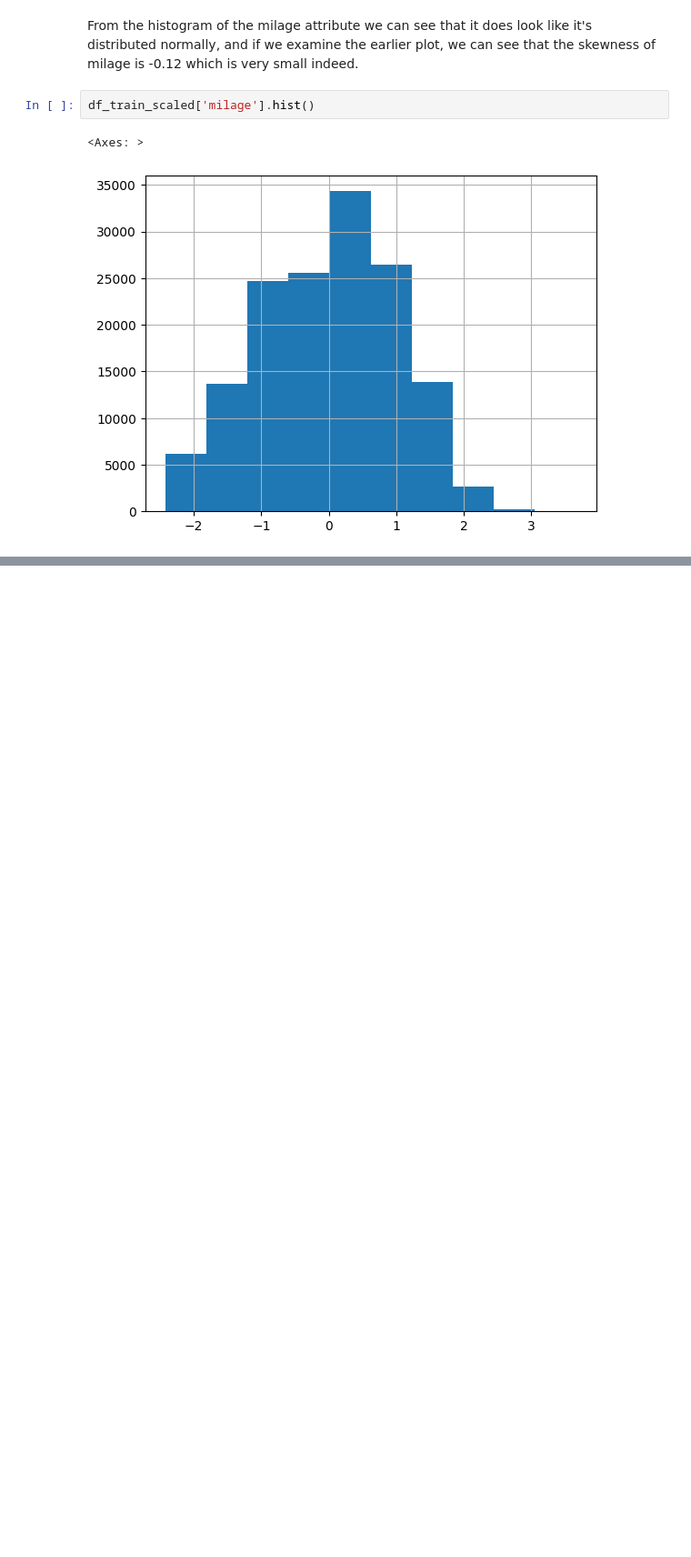
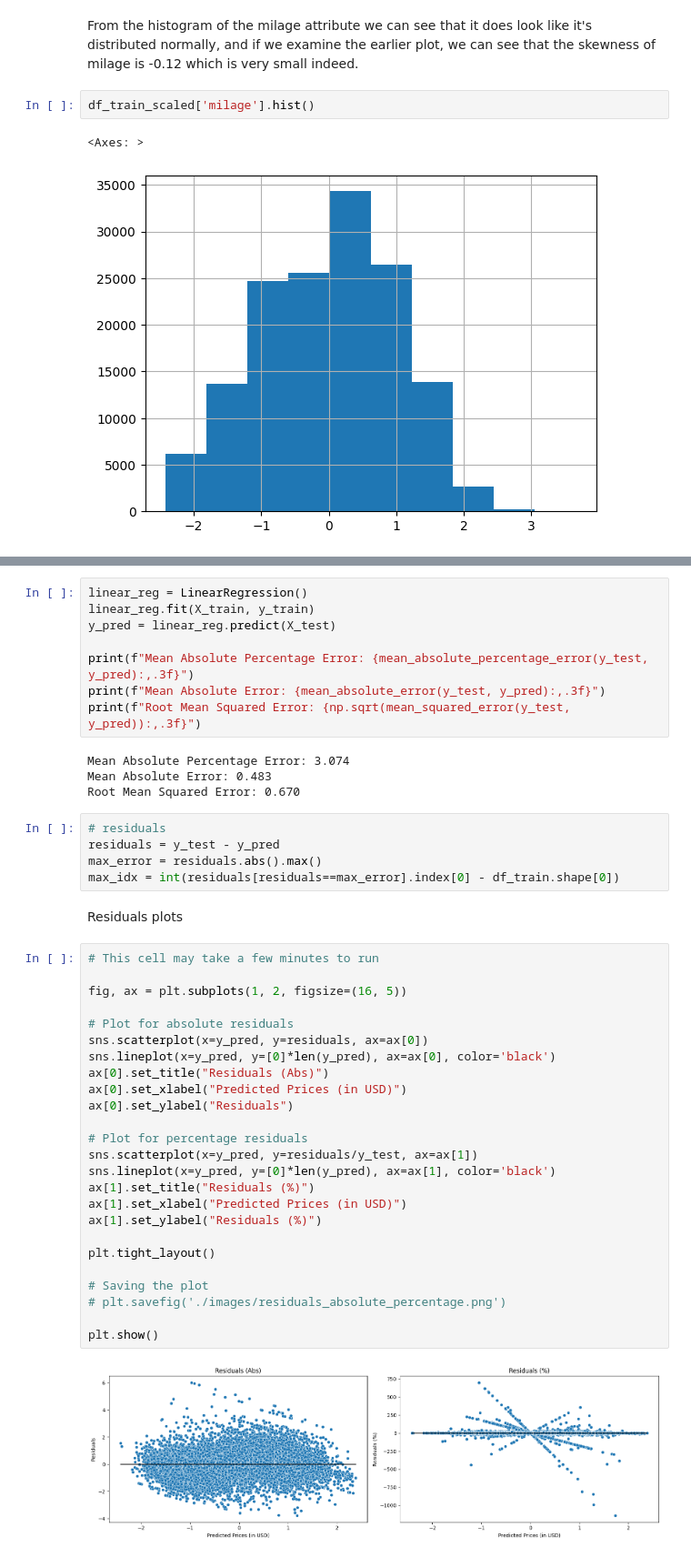
Before and after one commit to YaelDahariBIU/Tabular-Data, a Jupyter notebook: Part_2/part_2.ipynb, the cells around one changed output, grey strips where cells are left out. Shown at 91% size. Saved outputs shown, nothing was run; the diff lists cells and outputs as text; blank space fills up the shorter version.

Commit message:
added some of the error analysis, but we need to fix the max_idx and add some more

```diff
--- a/Part_2/part_2.ipynb
+++ b/Part_2/part_2.ipynb
@@ -957,0 +969,46 @@ df_train_scaled['milage'].hist()
+# %%
+linear_reg = LinearRegression()
+linear_reg.fit(X_train, y_train)
+y_pred = linear_reg.predict(X_test)
+
+print(f"Mean Absolute Percentage Error: {mean_absolute_percentage_error(y_test, y_pred):,.3f}")
+print(f"Mean Absolute Error: {mean_absolute_error(y_test, y_pred):,.3f}")
+print(f"Root Mean Squared Error: {np.sqrt(mean_squared_error(y_test, y_pred)):,.3f}")
+# %% [output]
+Mean Absolute Percentage Error: 3.074
+Mean Absolute Error: 0.483
+Root Mean Squared Error: 0.670
+# %%
+# residuals
+residuals = y_test - y_pred
+max_error = residuals.abs().max()
+max_idx = int(residuals[residuals==max_error].index[0] - df_train.shape[0])
+# %% [markdown]
+Residuals plots
+# %%
+# This cell may take a few minutes to run
+
+fig, ax = plt.subplots(1, 2, figsize=(16, 5))
+
+# Plot for absolute residuals
+sns.scatterplot(x=y_pred, y=residuals, ax=ax[0])
+sns.lineplot(x=y_pred, y=[0]*len(y_pred), ax=ax[0], color='black')
+ax[0].set_title("Residuals (Abs)")
+ax[0].set_xlabel("Predicted Prices (in USD)")
+ax[0].set_ylabel("Residuals")
+
+# Plot for percentage residuals
+sns.scatterplot(x=y_pred, y=residuals/y_test, ax=ax[1])
+sns.lineplot(x=y_pred, y=[0]*len(y_pred), ax=ax[1], color='black')
+ax[1].set_title("Residuals (%)")
+ax[1].set_xlabel("Predicted Prices (in USD)")
+ax[1].set_ylabel("Residuals (%)")
+
+plt.tight_layout()
+
+# Saving the plot
+# plt.savefig('./images/residuals_absolute_percentage.png')
+
+plt.show()
+# %% [output]
+[figure, added]
```
Also changed, not shown: parts of 7 cells of this notebook.
